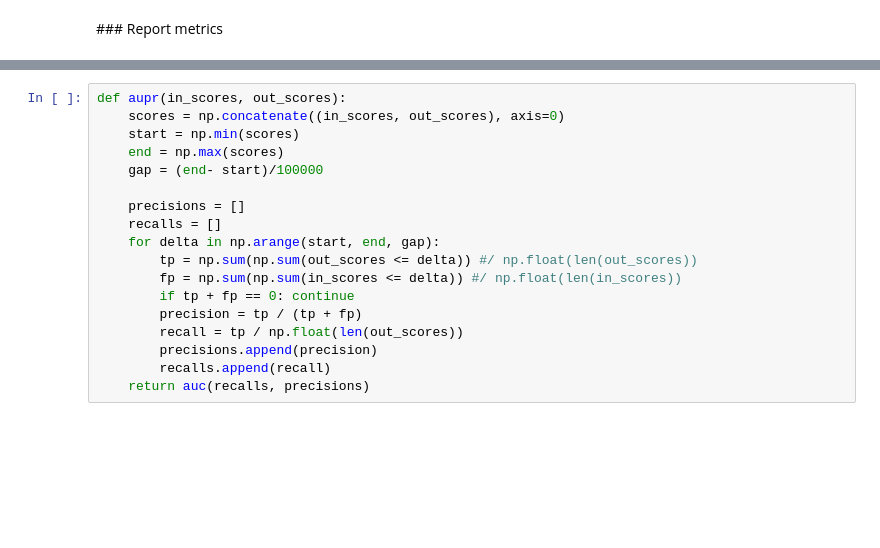
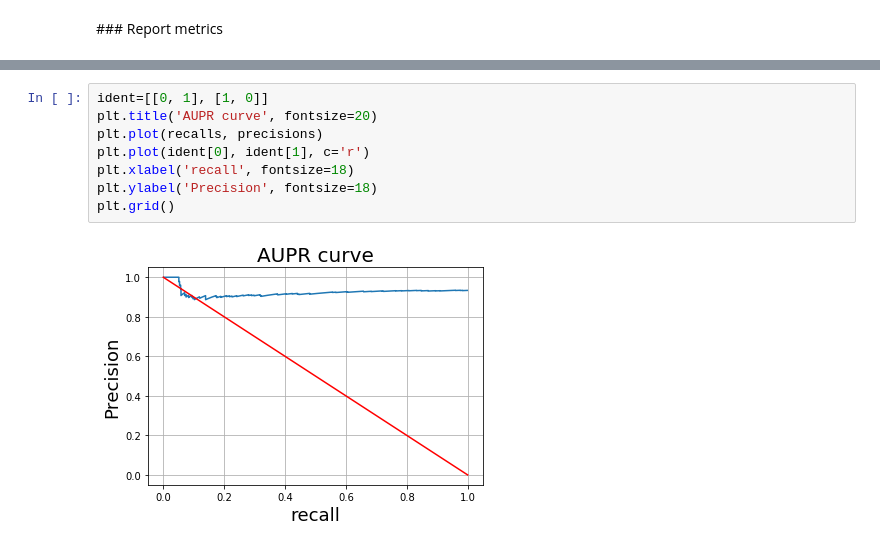
Before and after one commit to mperezcarrasco/AnomalyALeRCE, a Jupyter notebook: src/Results analysis.ipynb, the cells around one changed output, grey strips where cells are left out. Drawn from its saved outputs; the diff is of its cells as text; blank space fills up the shorter version.

```diff
--- a/src/Results analysis.ipynb
+++ b/src/Results analysis.ipynb
@@ -230,18 +220,10 @@ in_scores, out_scores
-# %%
-def aupr(in_scores, out_scores):
-    scores = np.concatenate((in_scores, out_scores), axis=0)
-    start = np.min(scores)
-    end = np.max(scores)
-    gap = (end- start)/100000
-
-    precisions = []
-    recalls = []
-    for delta in np.arange(start, end, gap):
-        tp = np.sum(np.sum(out_scores <= delta)) #/ np.float(len(out_scores))
-        fp = np.sum(np.sum(in_scores <= delta)) #/ np.float(len(in_scores))
-        if tp + fp == 0: continue
-        precision = tp / (tp + fp)
-        recall = tp / np.float(len(out_scores))
-        precisions.append(precision)
-        recalls.append(recall)
-    return auc(recalls, precisions)
+# %%
+ident=[[0, 1], [1, 0]]
+plt.title('AUPR curve', fontsize=20)
+plt.plot(recalls, precisions)
+plt.plot(ident[0], ident[1], c='r')
+plt.xlabel('recall', fontsize=18)
+plt.ylabel('Precision', fontsize=18)
+plt.grid()
+# %% [output]
+[figure, added]
```
Also changed, not shown: parts of 12 cells of this notebook, 5 other files.
